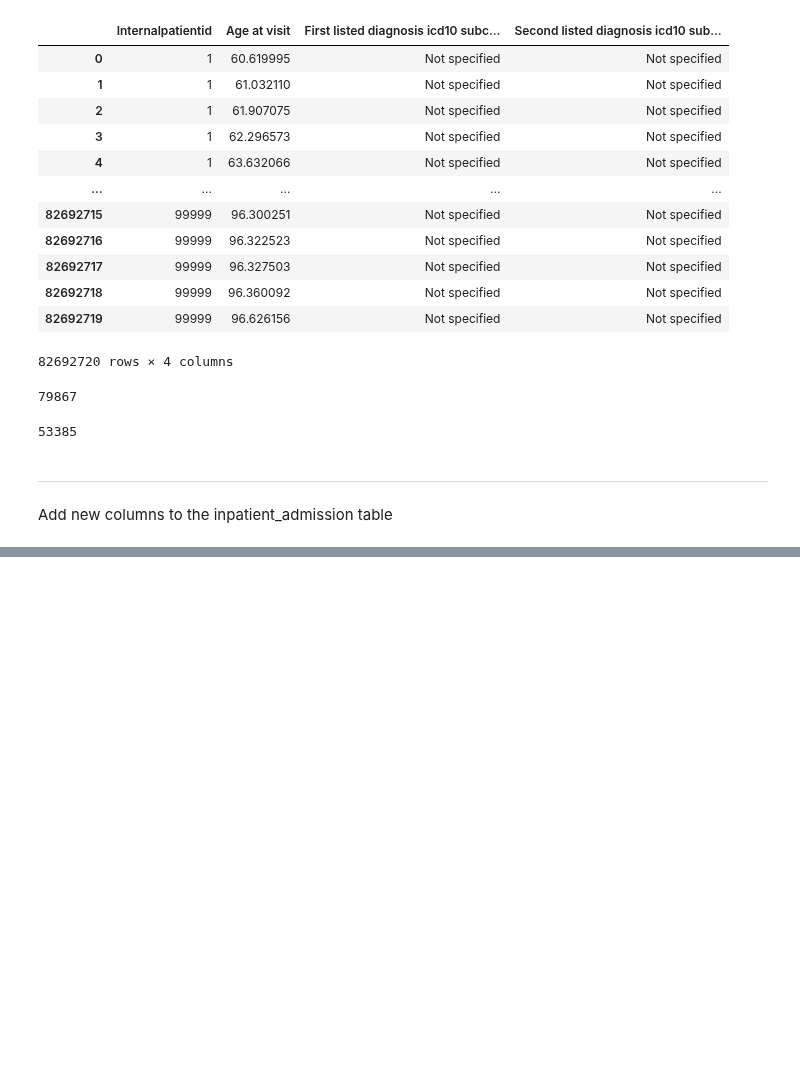
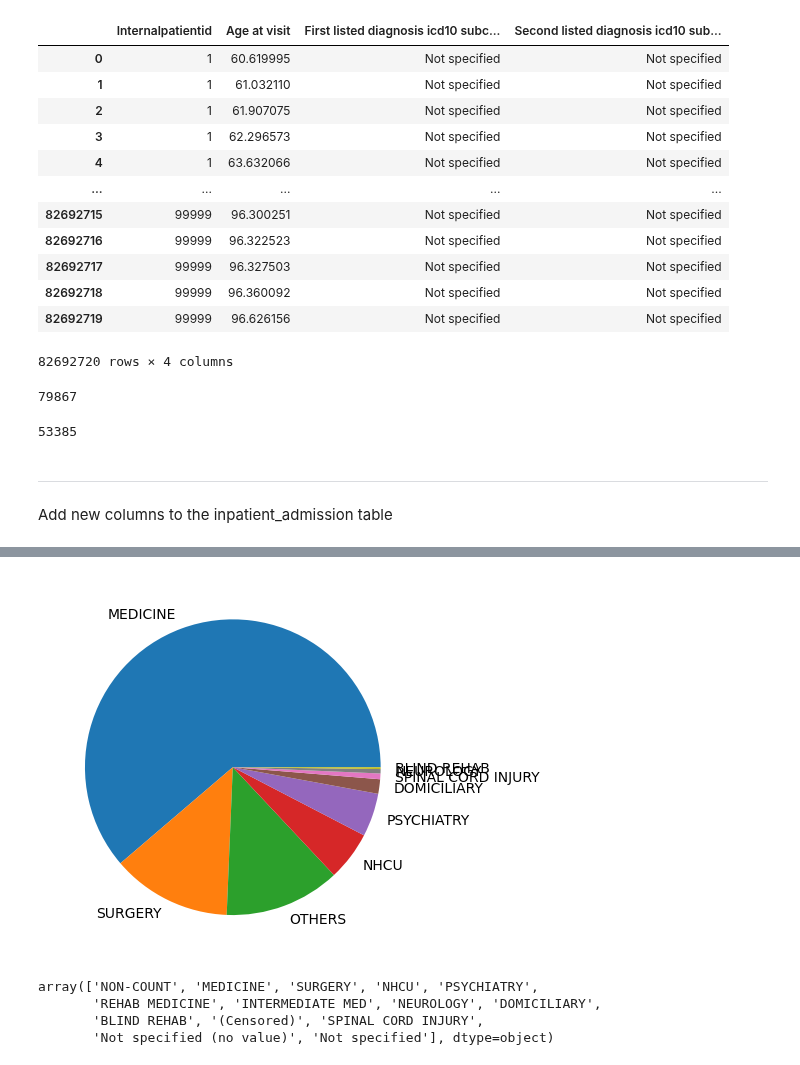
Before and after one commit to SpassMed-Projects/FDA, a Jupyter notebook: src/data/data_preprocessing.ipynb, the cells around one changed output, grey strips where cells are left out. Drawn from its saved outputs; the diff is of its cells as text; code cells hidden in the pictures; blank space fills up the shorter version.

```diff
--- a/src/data/data_preprocessing.ipynb
+++ b/src/data/data_preprocessing.ipynb
@@ -184,0 +198,15 @@ in_ad.to_csv("inpatient_admission_withtarget.csv")
+# %%
+# Combine groups with smaller counts into one category
+in_ad["Admitting unit service"] = in_ad["Admitting unit service"].replace({'REHAB MEDICINE':'MEDICINE', 'INTERMEDIATE MED':'MEDICINE',
+                                        '(Censored)':'OTHERS', 'Not specified (no value)':'OTHERS', 'Not specified':'OTHERS', 'NON-COUNT':'OTHERS'})
+# %%
+plt.pie(in_ad["Admitting unit service"].value_counts(), labels = in_ad["Admitting unit service"].value_counts().index);
+# %% [output]
+[figure, added]
+# %%
+in_ad["Admitting unit service"].unique()
+# %% [output]
+array(['NON-COUNT', 'MEDICINE', 'SURGERY', 'NHCU', 'PSYCHIATRY',
+       'REHAB MEDICINE', 'INTERMEDIATE MED', 'NEUROLOGY', 'DOMICILIARY',
+       'BLIND REHAB', '(Censored)', 'SPINAL CORD INJURY',
+       'Not specified (no value)', 'Not specified'], dtype=object)
```
Also changed, not shown: parts of 12 cells of this notebook.
